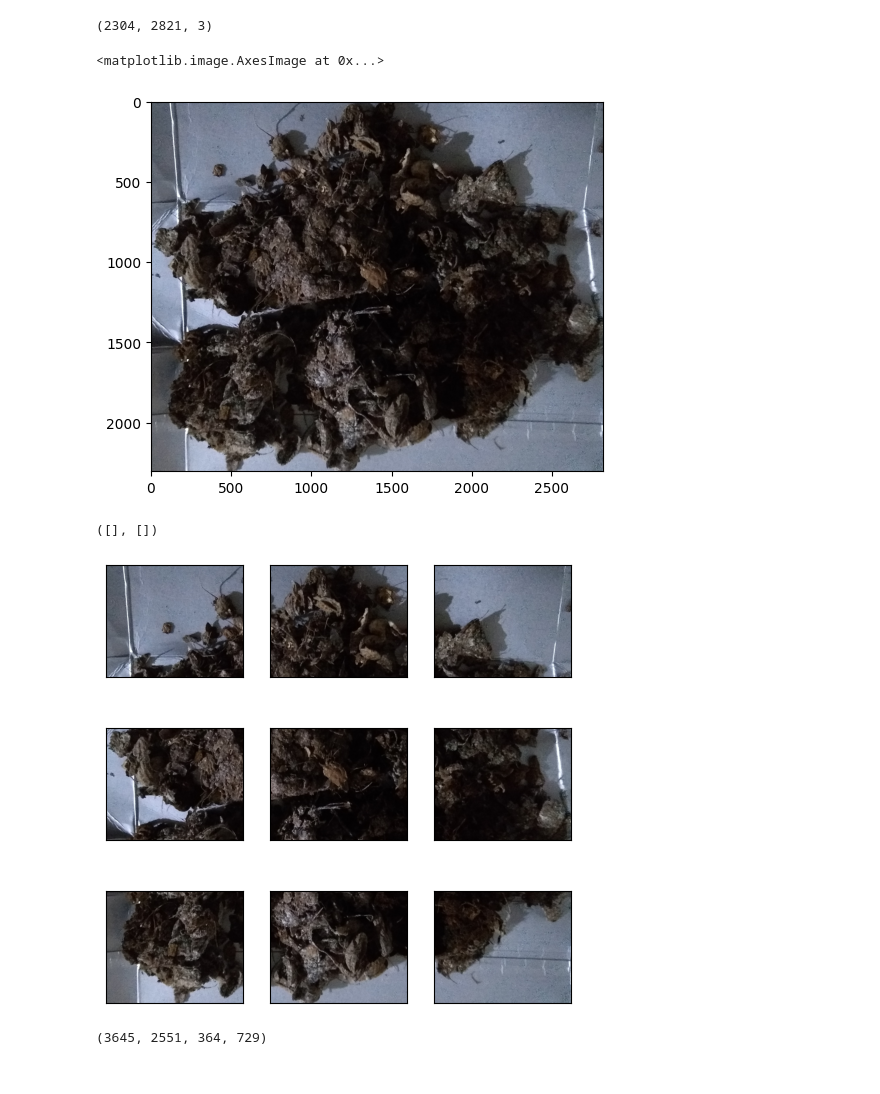
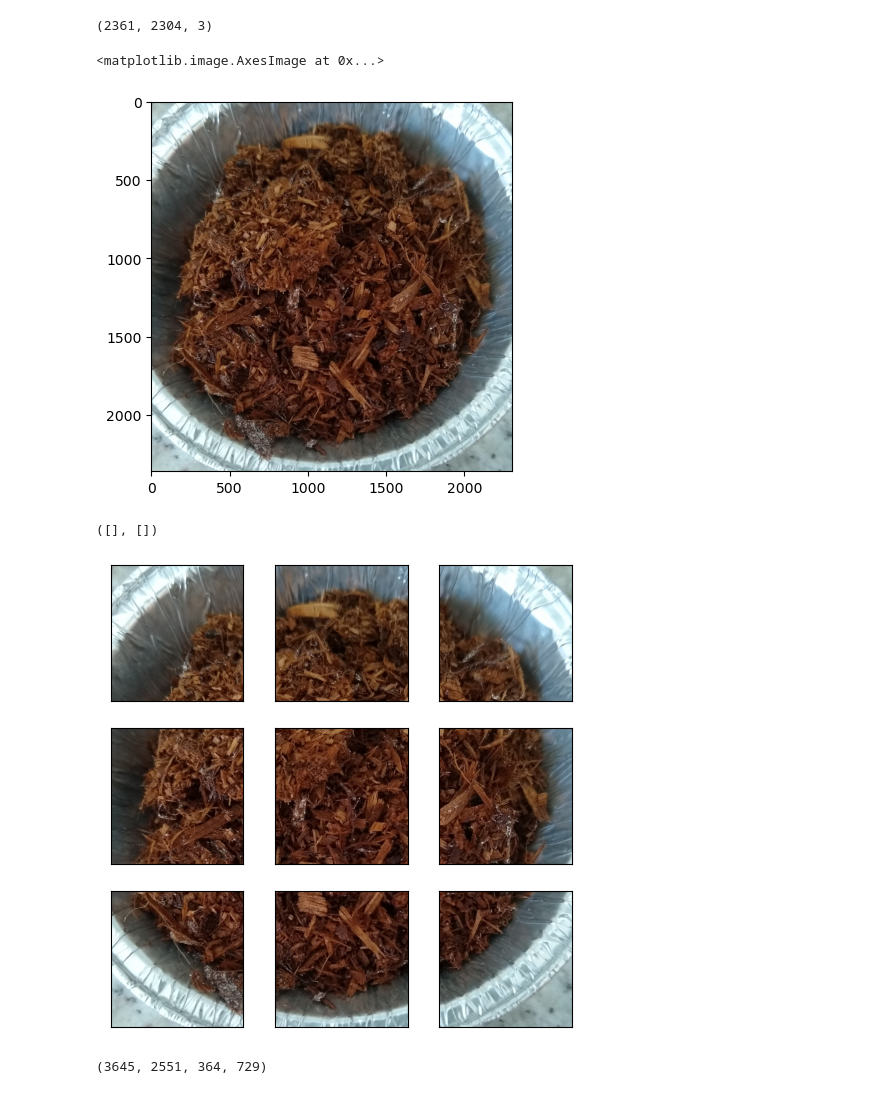
Before and after one commit to giovannav/tcc, a Jupyter notebook: crop_camas_images.ipynb, the cells around one changed output. Drawn from its saved outputs; the diff is of its cells as text; code cells hidden in the pictures.

```diff
--- a/crop_camas_images.ipynb
+++ b/crop_camas_images.ipynb
@@ -6,13 +6,13 @@ from os import listdir
 import random
 import shutil
 # %%
-img = plt.imread('dataset7CascaAmendoim6semCentroL1/camendoim6sCenL1 (1).jpg')
+img = plt.imread('dataset3amostras/Frente+Umida (1).jpg')
 print(img.shape)
 plt.imshow(img)
 # %% [output]
-(2304, 2821, 3)
+(2361, 2304, 3)
 <matplotlib.image.AxesImage at 0x...>
-[figure, old version]
+[figure, new version]
 # %%
 y_factor = img.shape[0]//3
 x_factor = img.shape[1]//3
@@ -73,7 +73,7 @@ plt.xticks([])
 plt.yticks([])
 # %% [output]
 ([], [])
-[figure, old version]
+[figure, new version]
 # %%
 def crop_images(path_og, path_dest):
     filenames = sorted(listdir(path_og))
```
Also changed, not shown: 7 other files.
